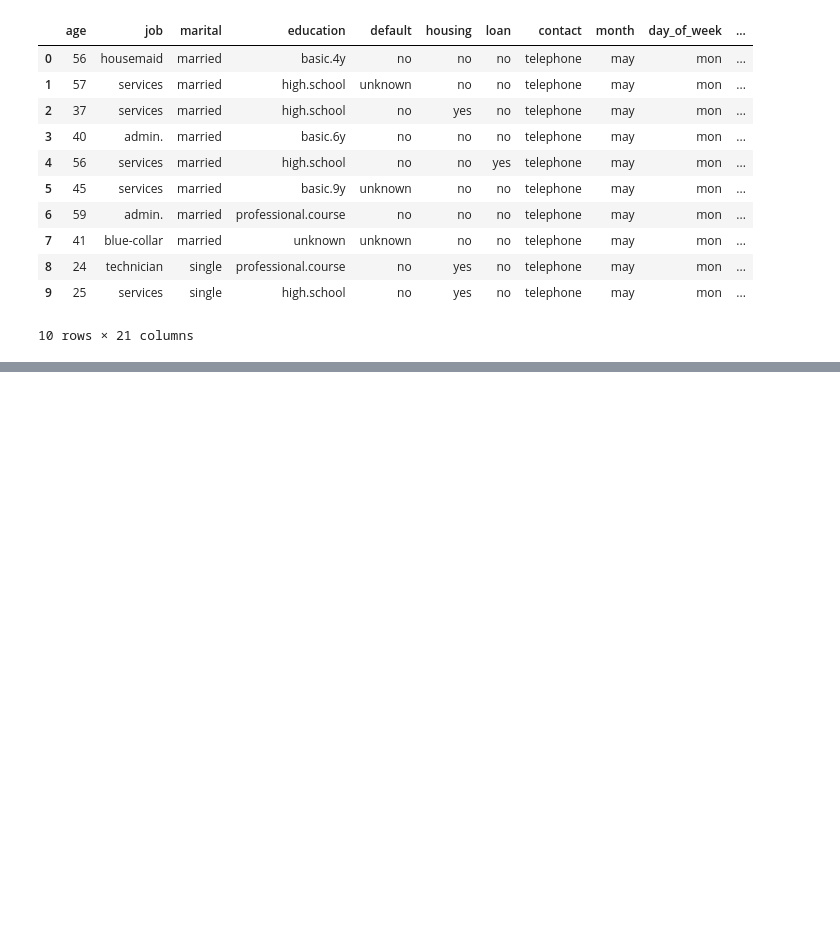
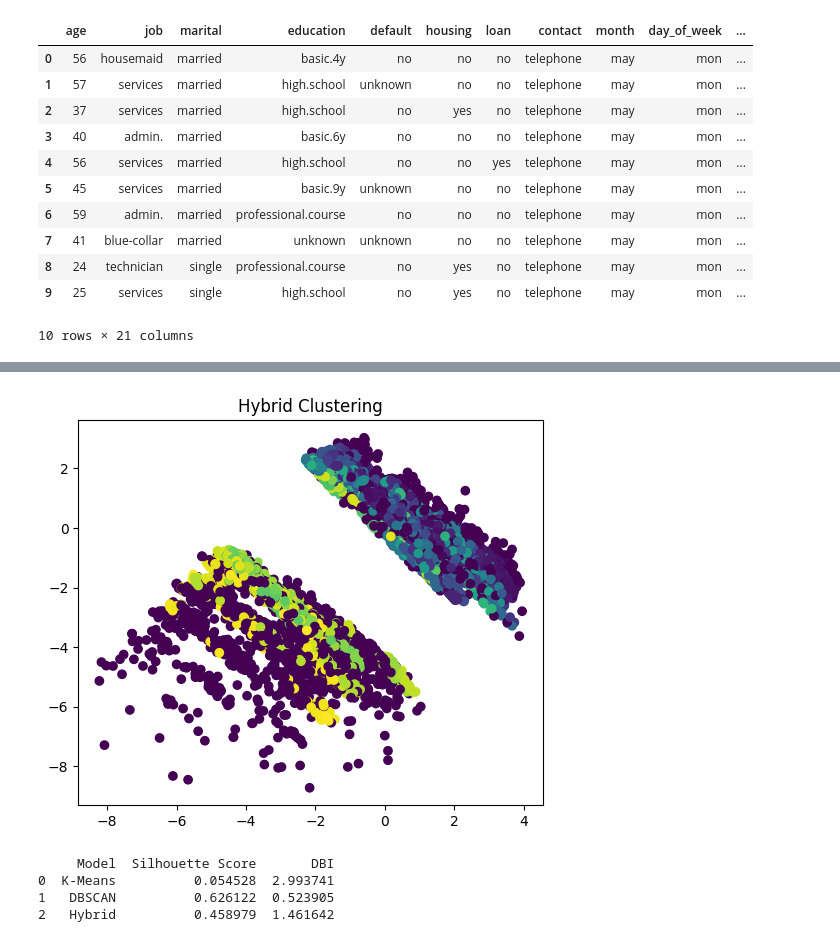
Before and after one commit to KeitaGH/Bank-Marketing-Strategy-by-Clustering, a Jupyter notebook: databack.ipynb, the cells around one changed output, grey strips where cells are left out. Saved outputs shown, nothing was run; the diff lists cells and outputs as text; code cells hidden in the pictures; blank space fills up the shorter version.

```diff
--- a/databack.ipynb
+++ b/databack.ipynb
@@ -130,0 +134,21 @@ joblib.dump(clusters, "clusters.pkl")
+# %%
+#Hybrid Plot
+plt.figure(figsize=(6,5))
+plt.scatter(X_pca[:,0], X_pca[:,1], c=hybrid_labels)
+plt.title("Hybrid Clustering")
+plt.show()
+# %% [output]
+[figure, added]
+# %%
+results = pd.DataFrame({
+    "Model": ["K-Means", "DBSCAN", "Hybrid"],
+    "Silhouette Score": [kmeans_silhouette, dbscan_silhouette, hybrid_silhouette],
+    "DBI": [kmeans_davies_bouldin, dbscan_davies_bouldin, hybrid_davies_bouldin]
+})
+
+print(results)
+# %% [output]
+     Model  Silhouette Score       DBI
+0  K-Means          0.054528  2.993741
+1   DBSCAN          0.626122  0.523905
+2   Hybrid          0.458979  1.461642
```
Also changed, not shown: parts of 17 cells of this notebook, 13 other files.
